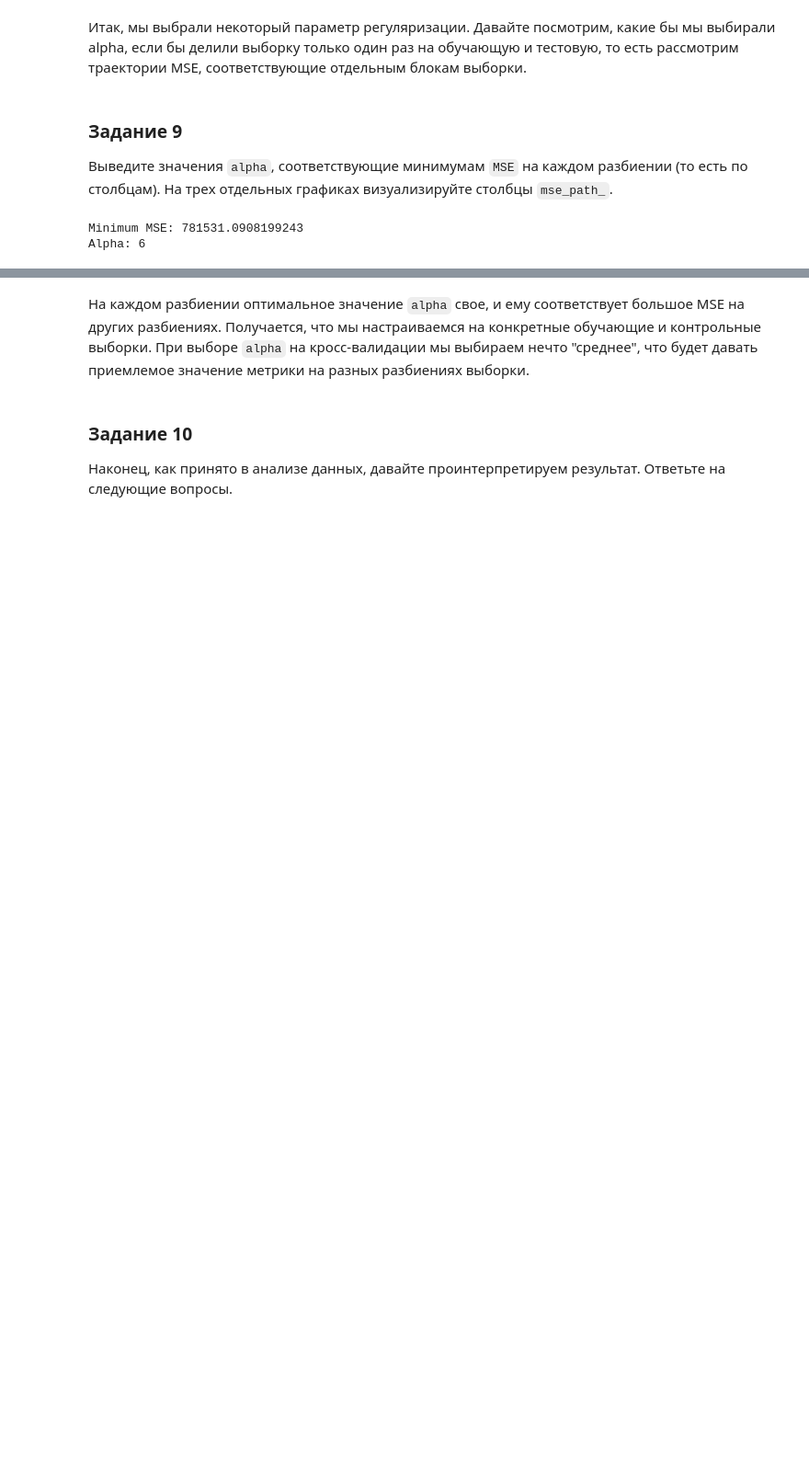
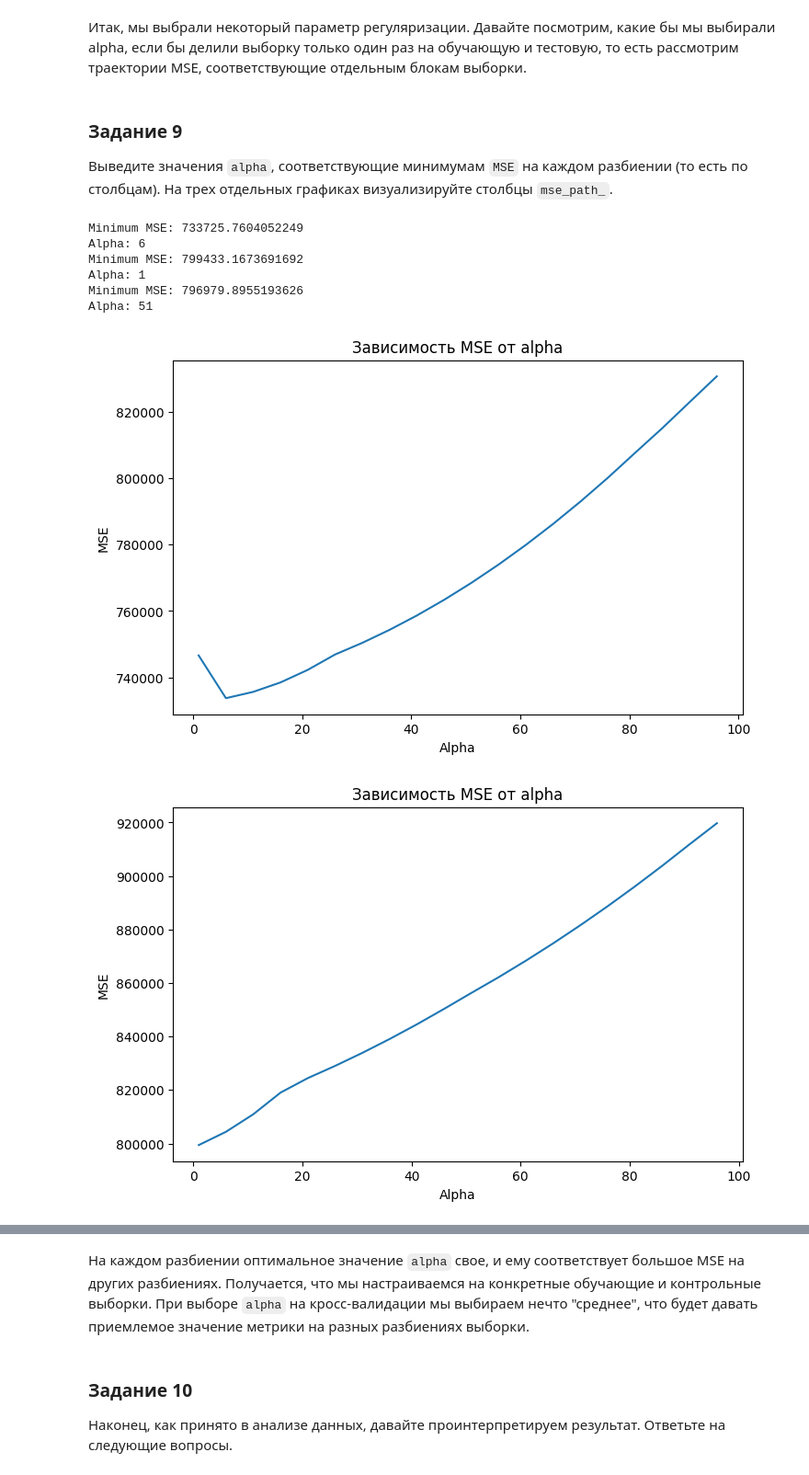
Before and after one commit to RostislavB74/DS_HW4, a Jupyter notebook: HW4_160124.ipynb, the cells around one changed output, grey strips where cells are left out. Shown at 92% size. Saved outputs shown, nothing was run; the diff lists cells and outputs as text; code cells hidden in the pictures; blank space fills up the shorter version.

```diff
--- a/HW4_160124.ipynb
+++ b/HW4_160124.ipynb
@@ -634,9 +634,27 @@ Text(0, 0.5, 'MSE')
 
 Выведите значения `alpha`, соответствующие минимумам `MSE` на каждом разбиении (то есть по столбцам).
 На трех отдельных графиках визуализируйте столбцы `mse_path_`.
-# %%
-
-print('Minimum MSE: %s\nAlpha: %s' % (np.min(avg), alphas[indexes[np.argmin(avg)]]))
-# %% [output]
-Minimum MSE: 781531.0908199243
-Alpha: 6
+# %%
+def build_by_column_index(las, index):
+    plt.figure(figsize=(8, 5))
+    indexes = np.argsort(las.alphas_)
+    avg = las.mse_path_[:, index]
+    plt.plot(alphas, avg[indexes])
+    plt.title('Зависимость MSE от alpha')
+    plt.xlabel('Alpha')
+    plt.ylabel('MSE')
+
+    print('Minimum MSE: %s\nAlpha: %s' % (np.min(avg), alphas[indexes[np.argmin(avg)]]))
+
+build_by_column_index(las, 0)
+build_by_column_index(las, 1)
+build_by_column_index(las, 2)
+# %% [output]
+Minimum MSE: 733725.7604052249
+Alpha: 6
+Minimum MSE: 799433.1673691692
+Alpha: 1
+Minimum MSE: 796979.8955193626
+Alpha: 51
+[figure, added]
+[figure, added]
```
Also changed, not shown: parts of 2 cells of this notebook.
